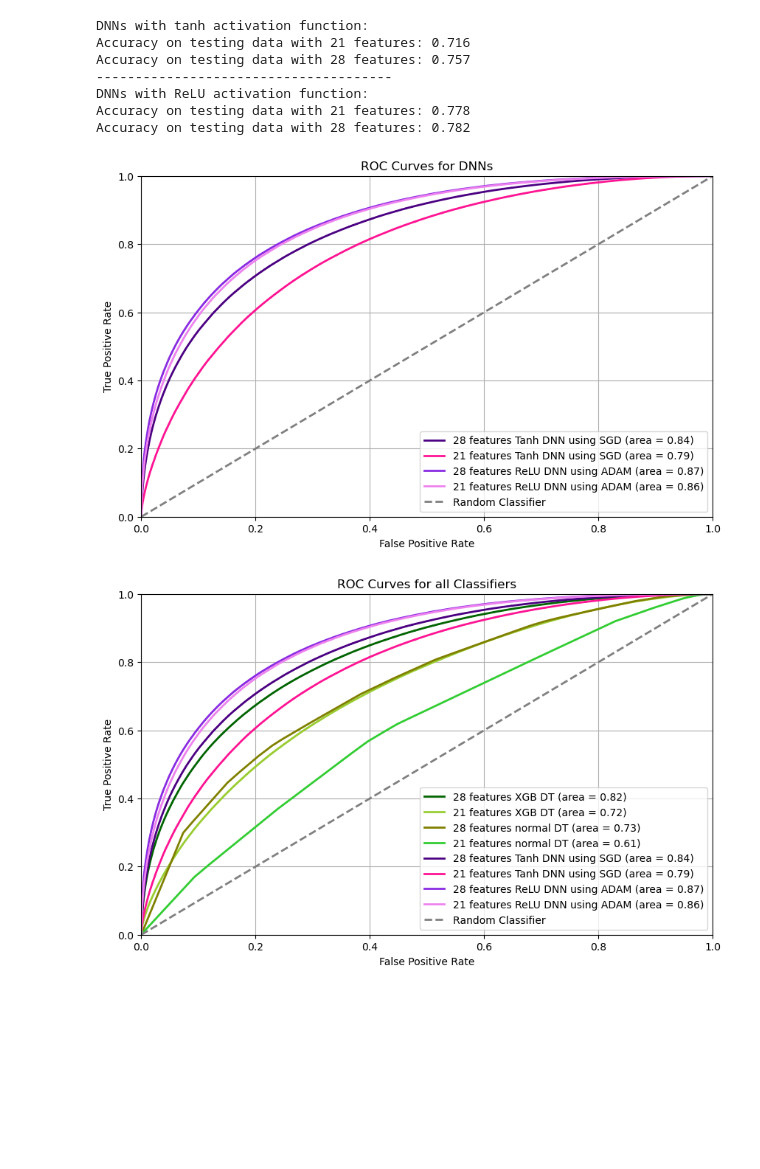
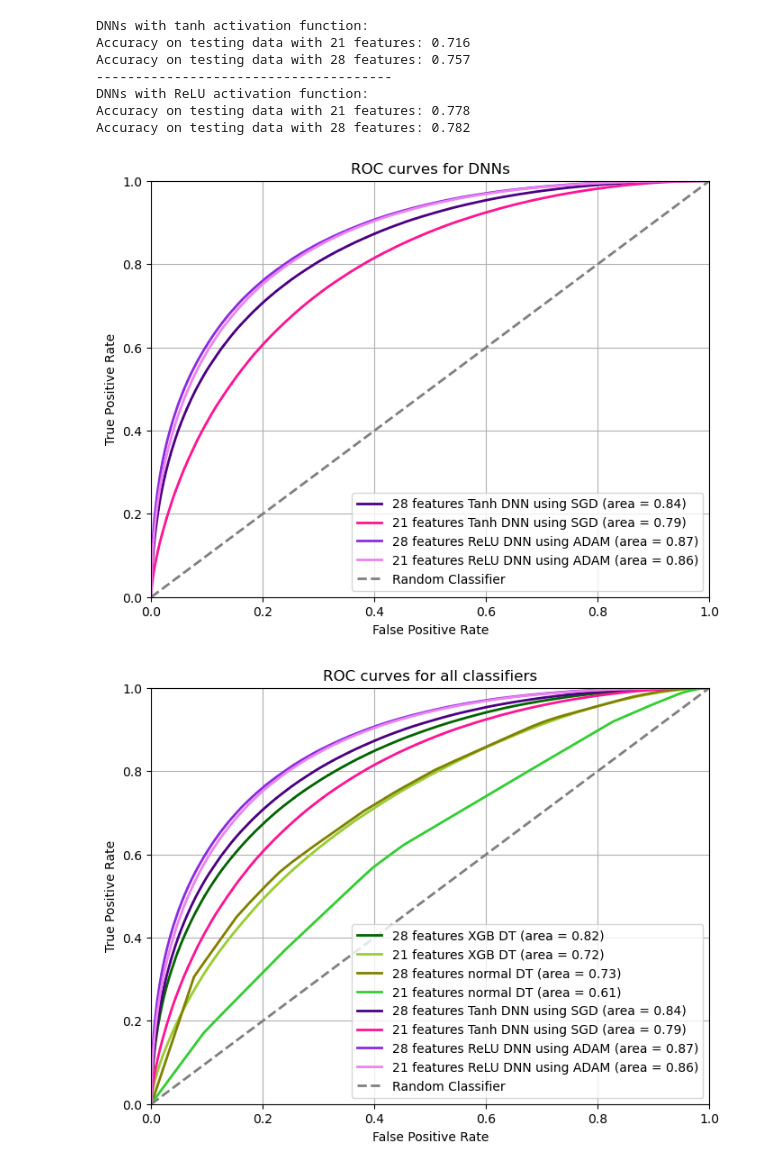
Before and after one commit to lbovet8/phys152-2026, a Jupyter notebook: Projects/HiggsProject.ipynb, the cells around one changed output. Cells and saved outputs as stored; diff of their text form; code cells hidden in the pictures; blank space fills up the shorter version.

```diff
--- a/Projects/HiggsProject.ipynb
+++ b/Projects/HiggsProject.ipynb
@@ -272,7 +265,7 @@ def plot_confusion_matrix_dt(decision_tree, testing_input_data, testing_output_d
 # %%
 def plot_roc_curves(testing_output_data_array, y_pred_probab_array, label_str_array, title_str, color_array):
 
-    plt.figure(figsize=(10, 6))
+    plt.figure(figsize=(8, 6))
 
     #calculate
     for i, y_pred_probab in enumerate(y_pred_probab_array):
@@ -696,16 +697,16 @@ Accuracy on testing data with 28 features: 0.782
 # %%
 # Plotting ROC Curves for all 4 DNNs
 #testing_output_data_array = [y_true_high, y_true_low]
 testing_output_data_array = [y_true_high, y_true_low, y_true_high_relu, y_true_low_relu]
 #y_pred_probab_array = [y_pred_proba_high, y_pred_proba_low]
 y_pred_probab_array = [y_pred_proba_high, y_pred_proba_low, y_pred_proba_high_relu, y_pred_proba_low_relu]
 label_str_array = ['28 features Tanh DNN using SGD', '21 features Tanh DNN using SGD',
                    '28 features ReLU DNN using ADAM', '21 features ReLU DNN using ADAM']
-title_str = 'ROC Curves for DNNs'
+title_str = 'ROC curves for DNNs'
 color_array = ['indigo', 'deeppink', 'blueviolet', 'violet']
 plot_roc_curves(testing_output_data_array, y_pred_probab_array, label_str_array, title_str, color_array)
 # %% [output]
-[figure, old version]
+[figure, new version]
 # %%
 # Plotting ROC curve for all 8 models
 testing_output_data_array = [y_test, y_test,
@@ -723,7 +724,7 @@ label_str_array = ['28 features XGB DT', '21 features XGB DT',
                   '28 features Tanh DNN using SGD', '21 features Tanh DNN using SGD',
                    '28 features ReLU DNN using ADAM', '21 features ReLU DNN using ADAM']
 
-title_str = 'ROC Curves for all Classifiers'
+title_str = 'ROC curves for all classifiers'
 
 color_array = ['darkgreen', 'yellowgreen',
                'olive', 'limegreen',
@@ -732,7 +733,7 @@ color_array = ['darkgreen', 'yellowgreen',
 
 plot_roc_curves(testing_output_data_array, y_pred_probab_array, label_str_array, title_str, color_array)
 # %% [output]
-[figure, old version]
+[figure, new version]
 # %%
 # Plotting ROC Curves for DNN with 21 features vs best DTs
 testing_output_data_array = [y_test, y_test, y_test, # DTs
```
Also changed, not shown: parts of 12 cells of this notebook.
